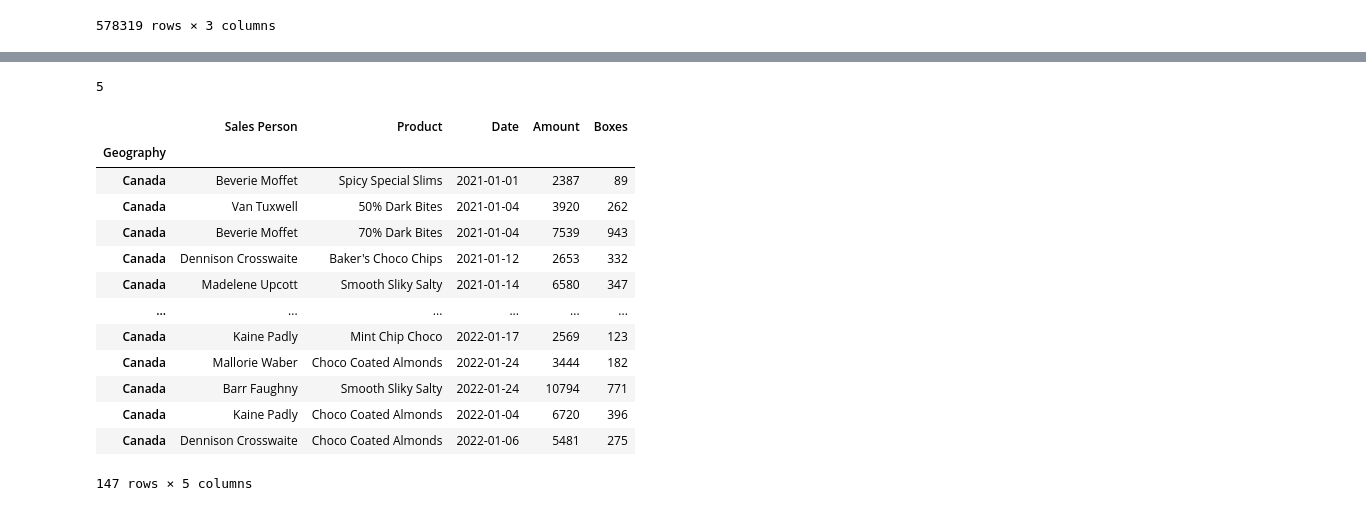
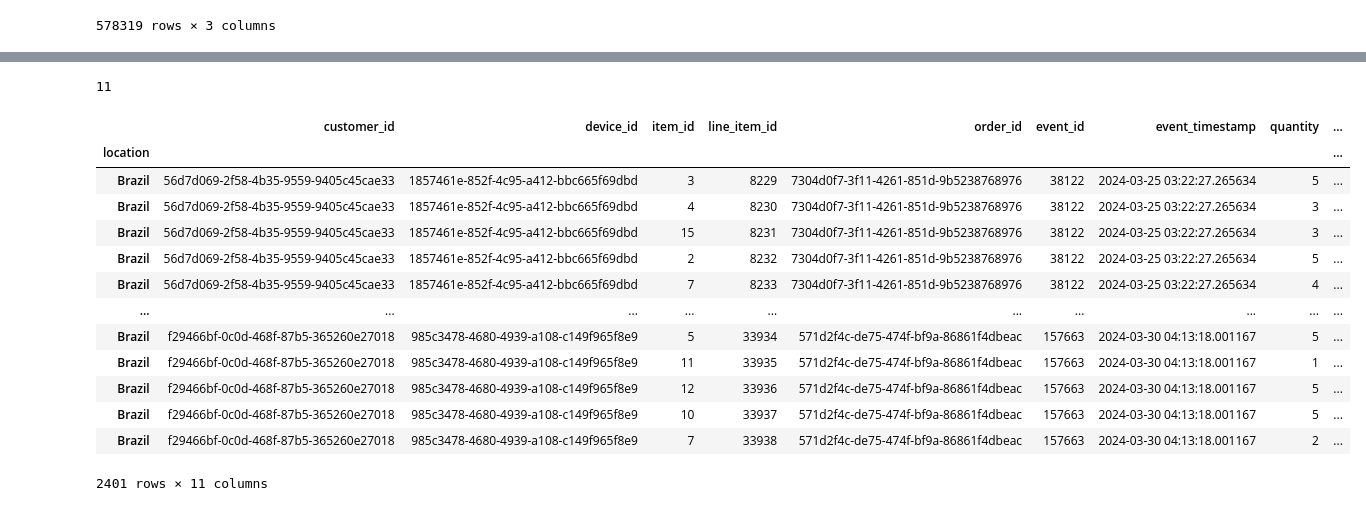
Before and after one commit to Olajcodes/GenAI_Learning_Python, a Jupyter notebook: Week_Six/11_09_2025/Pandas_101_task15.ipynb, the cells around one changed output, grey strips where cells are left out. Cells and saved outputs as stored; diff of their text form; code cells hidden in the pictures.

```diff
--- a/Week_Six/11_09_2025/Pandas_101_task15.ipynb
+++ b/Week_Six/11_09_2025/Pandas_101_task15.ipynb
@@ -89,6 +88,0 @@ sales.iloc[::]
-# %%
-sales2 = sales.set_index('item_id', drop = False)
-# print(sales2)
-# sales2[::]
-
-sales2.loc[sales2["status"] != "success"]
@@ -236,25 +216,25 @@ Index(['Sales Person', 'Product', 'Date', 'Amount', 'Boxes'], dtype='object')
-# %%
-# Number of elements in sales column
-len(sales.columns)
-# %% [output]
-5
+# %%
+len(sales.columns)
+# %% [output]
+11
 # %%
-sales.loc["Canada"] # I selected any of the unique values in the index...
+# sales.loc['56d7d069-2f58-4b35-9559-9405c45cae33'] #this will throw error showing that it only works with index...
+sales.loc["Brazil"] #I selected any of the unique values in the index...
 # %% [output]
-|  | Sales Person | Product | Date | Amount | Boxes |
-| Geography |  |  |  |  |  |
-| Canada | Beverie Moffet | Spicy Special Slims | 2021-01-01 | 2387 | 89 |
-| Canada | Van Tuxwell | 50% Dark Bites | 2021-01-04 | 3920 | 262 |
-| Canada | Beverie Moffet | 70% Dark Bites | 2021-01-04 | 7539 | 943 |
-| Canada | Dennison Crosswaite | Baker's Choco Chips | 2021-01-12 | 2653 | 332 |
-| Canada | Madelene Upcott | Smooth Sliky Salty | 2021-01-14 | 6580 | 347 |
-| ... | ... | ... | ... | ... | ... |
-| Canada | Kaine Padly | Mint Chip Choco | 2022-01-17 | 2569 | 123 |
-| Canada | Mallorie Waber | Choco Coated Almonds | 2022-01-24 | 3444 | 182 |
-| Canada | Barr Faughny | Smooth Sliky Salty | 2022-01-24 | 10794 | 771 |
-| Canada | Kaine Padly | Choco Coated Almonds | 2022-01-04 | 6720 | 396 |
-| Canada | Dennison Crosswaite | Choco Coated Almonds | 2022-01-06 | 5481 | 275 |
+|  | customer_id | device_id | item_id | line_item_id | order_id | event_id | event_timestamp | quantity | ... |
+| location |  |  |  |  |  |  |  |  | ... |
+| Brazil | 56d7d069-2f58-4b35-9559-9405c45cae33 | 1857461e-852f-4c95-a412-bbc665f69dbd | 3 | 8229 | 7304d0f7-3f11-4261-851d-9b5238768976 | 38122 | 2024-03-25 03:22:27.265634 | 5 | ... |
+| Brazil | 56d7d069-2f58-4b35-9559-9405c45cae33 | 1857461e-852f-4c95-a412-bbc665f69dbd | 4 | 8230 | 7304d0f7-3f11-4261-851d-9b5238768976 | 38122 | 2024-03-25 03:22:27.265634 | 3 | ... |
+| Brazil | 56d7d069-2f58-4b35-9559-9405c45cae33 | 1857461e-852f-4c95-a412-bbc665f69dbd | 15 | 8231 | 7304d0f7-3f11-4261-851d-9b5238768976 | 38122 | 2024-03-25 03:22:27.265634 | 3 | ... |
+| Brazil | 56d7d069-2f58-4b35-9559-9405c45cae33 | 1857461e-852f-4c95-a412-bbc665f69dbd | 2 | 8232 | 7304d0f7-3f11-4261-851d-9b5238768976 | 38122 | 2024-03-25 03:22:27.265634 | 5 | ... |
+| Brazil | 56d7d069-2f58-4b35-9559-9405c45cae33 | 1857461e-852f-4c95-a412-bbc665f69dbd | 7 | 8233 | 7304d0f7-3f11-4261-851d-9b5238768976 | 38122 | 2024-03-25 03:22:27.265634 | 4 | ... |
+| ... | ... | ... | ... | ... | ... | ... | ... | ... | ... |
+| Brazil | f29466bf-0c0d-468f-87b5-365260e27018 | 985c3478-4680-4939-a108-c149f965f8e9 | 5 | 33934 | 571d2f4c-de75-474f-bf9a-86861f4dbeac | 157663 | 2024-03-30 04:13:18.001167 | 5 | ... |
+| Brazil | f29466bf-0c0d-468f-87b5-365260e27018 | 985c3478-4680-4939-a108-c149f965f8e9 | 11 | 33935 | 571d2f4c-de75-474f-bf9a-86861f4dbeac | 157663 | 2024-03-30 04:13:18.001167 | 1 | ... |
+| Brazil | f29466bf-0c0d-468f-87b5-365260e27018 | 985c3478-4680-4939-a108-c149f965f8e9 | 12 | 33936 | 571d2f4c-de75-474f-bf9a-86861f4dbeac | 157663 | 2024-03-30 04:13:18.001167 | 5 | ... |
+| Brazil | f29466bf-0c0d-468f-87b5-365260e27018 | 985c3478-4680-4939-a108-c149f965f8e9 | 10 | 33937 | 571d2f4c-de75-474f-bf9a-86861f4dbeac | 157663 | 2024-03-30 04:13:18.001167 | 5 | ... |
+| Brazil | f29466bf-0c0d-468f-87b5-365260e27018 | 985c3478-4680-4939-a108-c149f965f8e9 | 7 | 33938 | 571d2f4c-de75-474f-bf9a-86861f4dbeac | 157663 | 2024-03-30 04:13:18.001167 | 2 | ... |
-147 rows × 5 columns
+2401 rows × 11 columns
 # %%
 sales.iloc[0:3]
 # %% [output]
```
Also changed, not shown: parts of 29 cells of this notebook.
